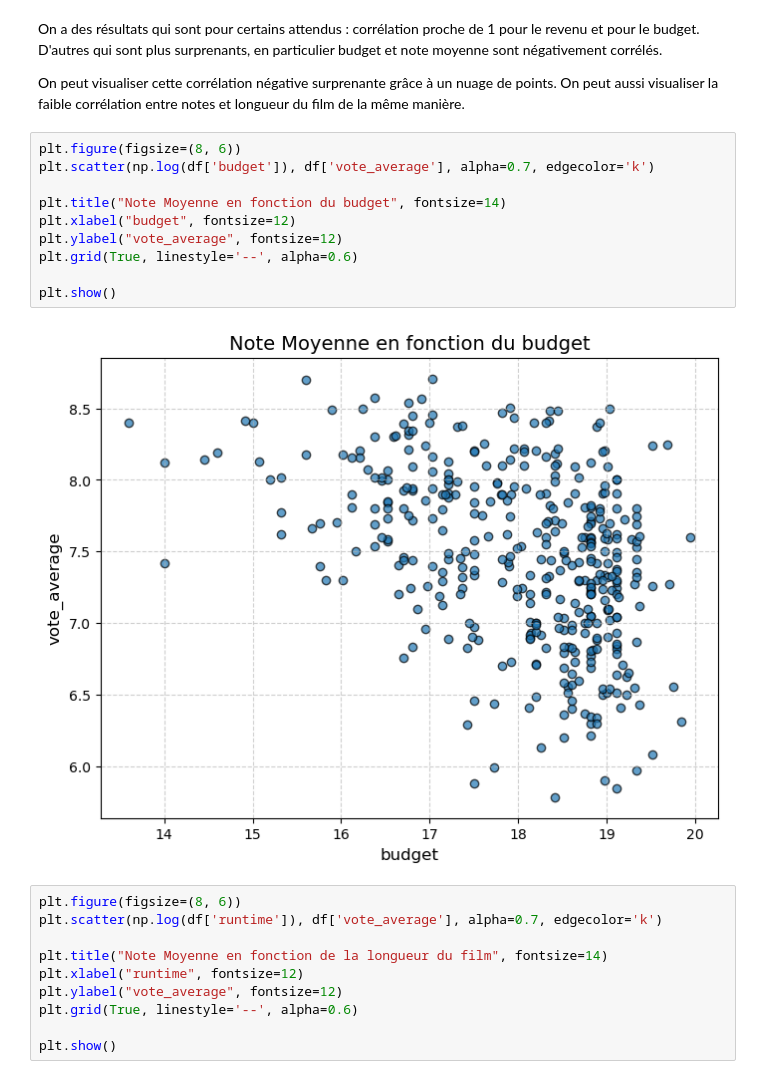
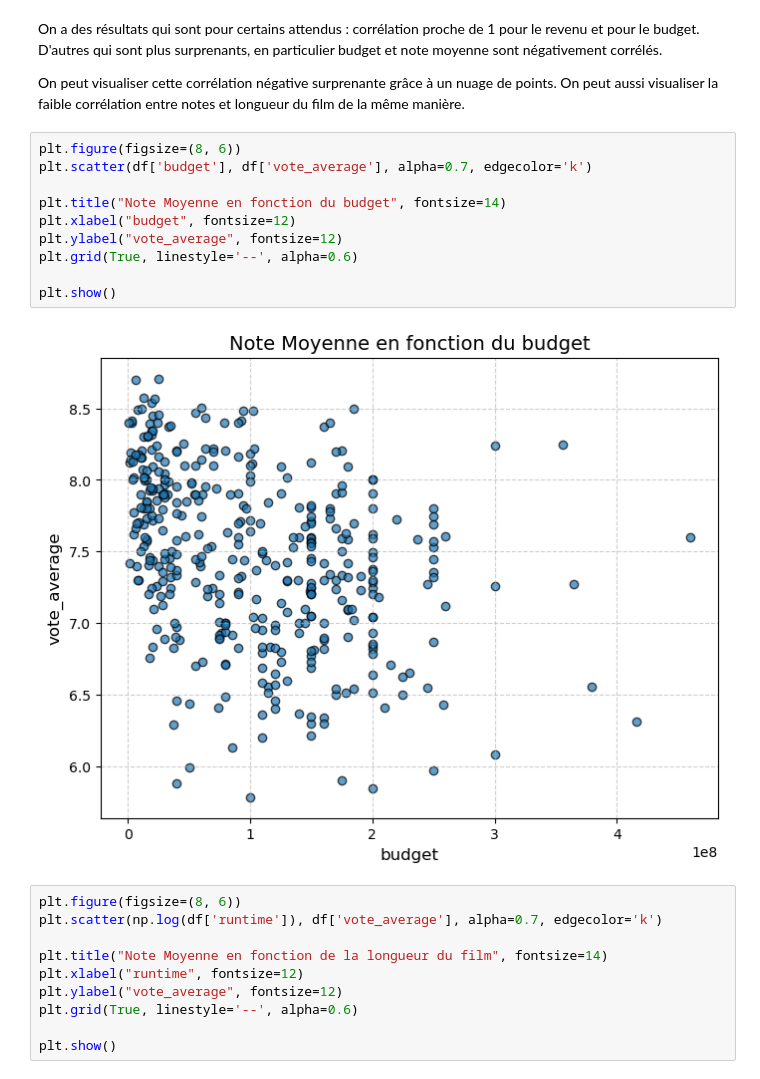
Before and after one commit to gillesfevry/MiseEnProd, a Jupyter notebook: Notebook Main.ipynb, the cells around one changed output. Cells and saved outputs as stored; diff of their text form.

```diff
--- a/Notebook Main.ipynb
+++ b/Notebook Main.ipynb
@@ -188,16 +202,16 @@ On a des résultats qui sont pour certains attendus : corrélation proche de 1 p
 On peut visualiser cette corrélation négative surprenante grâce à un nuage de points. On peut aussi visualiser la faible corrélation entre notes et longueur du film de la même manière.
 # %%
 plt.figure(figsize=(8, 6))
-plt.scatter(np.log(df['budget']), df['vote_average'], alpha=0.7, edgecolor='k')
+plt.scatter(df['budget'], df['vote_average'], alpha=0.7, edgecolor='k')
 
 plt.title("Note Moyenne en fonction du budget", fontsize=14)
 plt.xlabel("budget", fontsize=12)
 plt.ylabel("vote_average", fontsize=12)
 plt.grid(True, linestyle='--', alpha=0.6)
 
 plt.show()
 # %% [output]
-[figure, old version]
+[figure, new version]
 # %%
 plt.figure(figsize=(8, 6))
 plt.scatter(np.log(df['runtime']), df['vote_average'], alpha=0.7, edgecolor='k')
```
Also changed, not shown: parts of 8 cells of this notebook.
